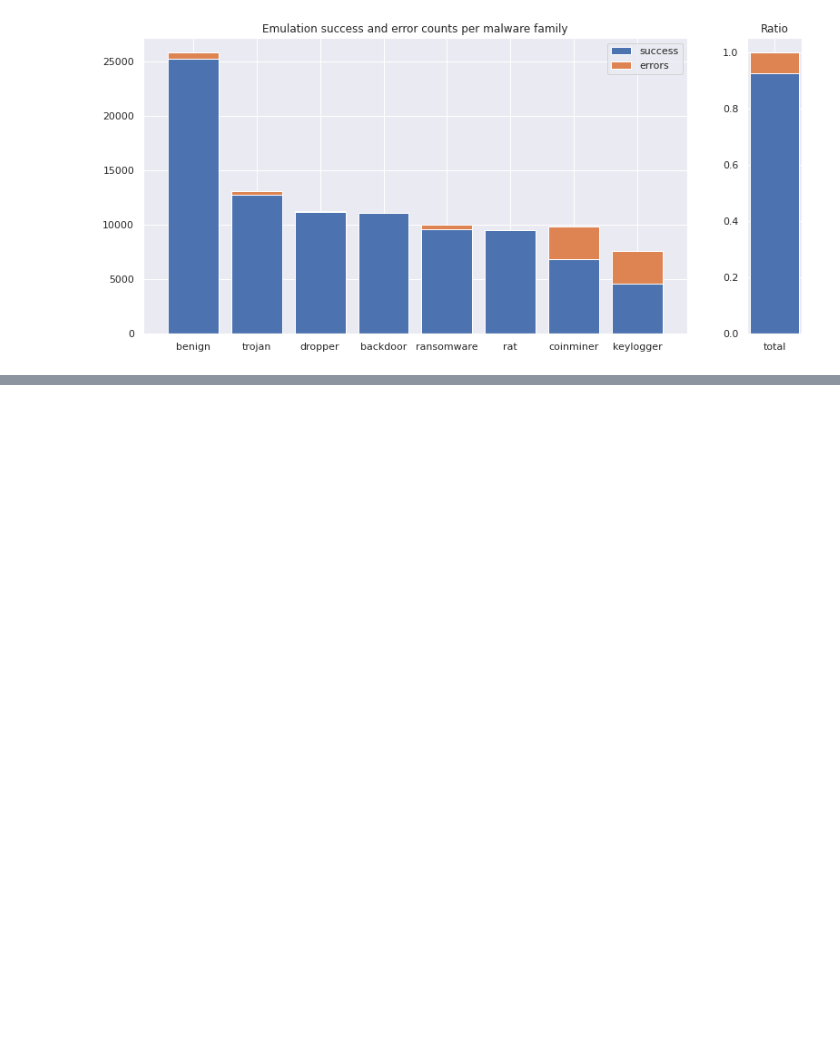
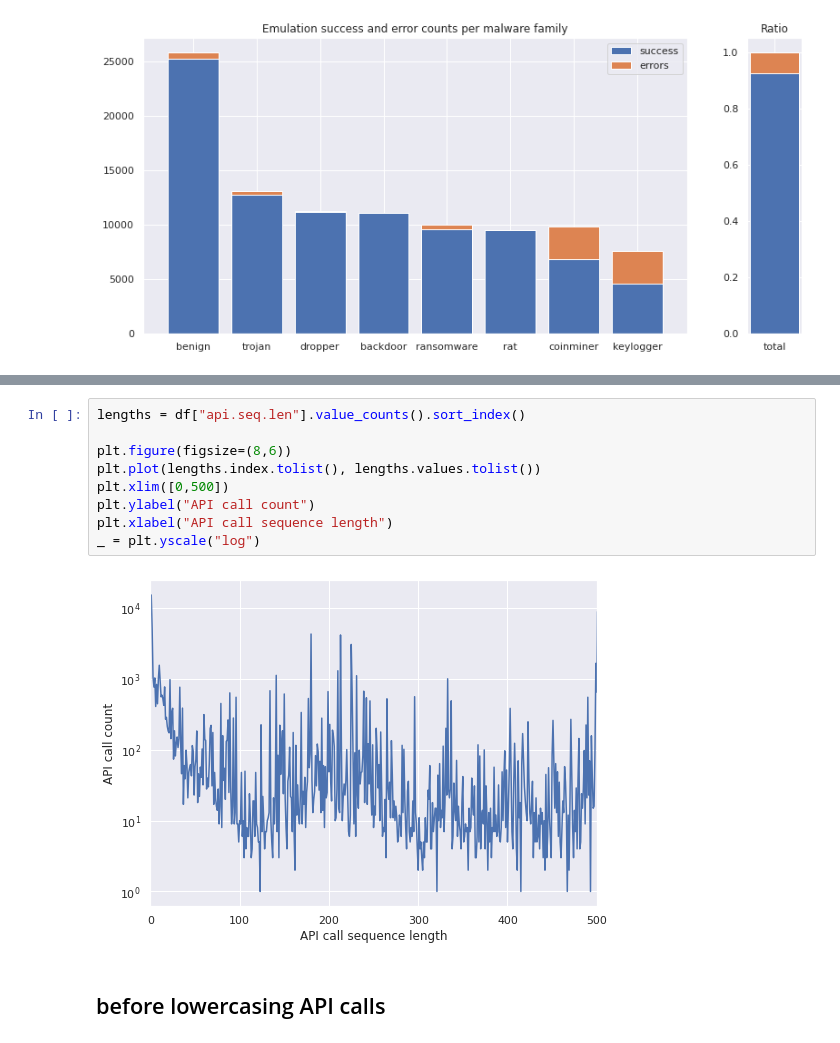
Before and after one commit to dtrizna/quo.vadis, a Jupyter notebook: data/emulation.dataset/analysis/eda.ipynb, the cells around one changed output, grey strips where cells are left out. Cells and saved outputs as stored; diff of their text form; blank space fills up the shorter version.

```diff
--- a/data/emulation.dataset/analysis/eda.ipynb
+++ b/data/emulation.dataset/analysis/eda.ipynb
@@ -50,0 +172,13 @@ _ = ax[1].set_title("Ratio", fontsize=12)
+# %%
+lengths = df["api.seq.len"].value_counts().sort_index()
+
+plt.figure(figsize=(8,6))
+plt.plot(lengths.index.tolist(), lengths.values.tolist())
+plt.xlim([0,500])
+plt.ylabel("API call count")
+plt.xlabel("API call sequence length")
+_ = plt.yscale("log")
+# %% [output]
+[figure, added]
+# %% [markdown]
+## before lowercasing API calls
```
Also changed, not shown: parts of 16 cells of this notebook, 2 other files.
